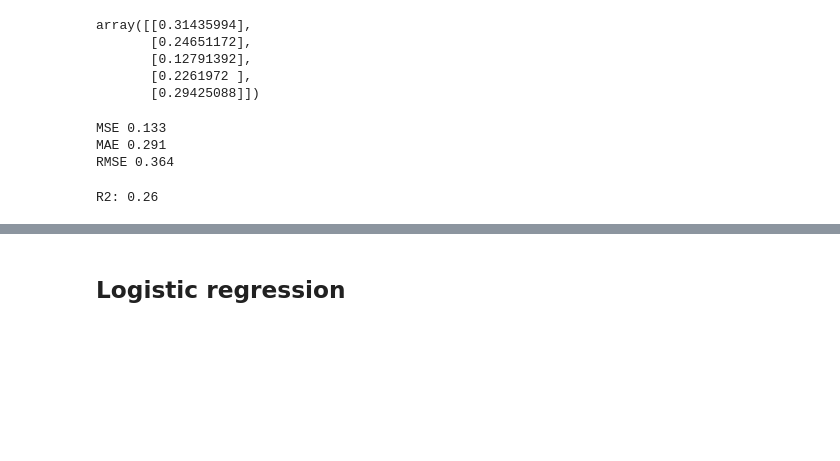
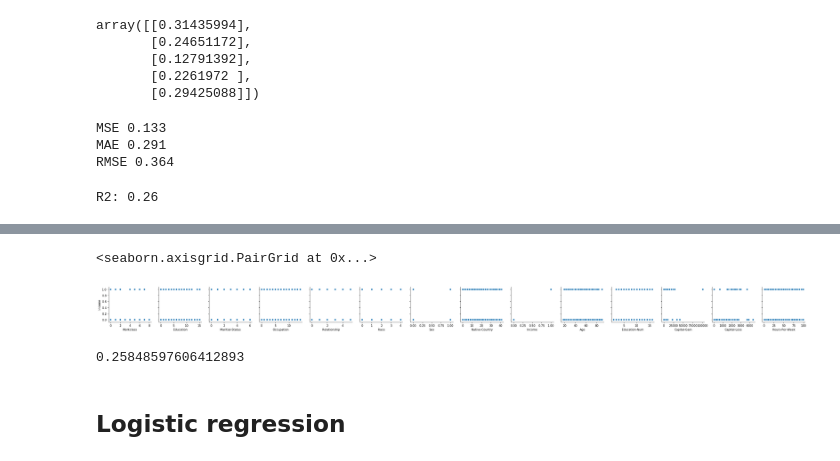
Before and after one commit to Aaronportal465/HowToGetRich, a Jupyter notebook: Project Take 1.ipynb, the cells around one changed output, grey strips where cells are left out. Saved outputs shown, nothing was run; the diff lists cells and outputs as text; code cells hidden in the pictures; blank space fills up the shorter version.

Commit message:
added score and linear relationship graphs for multiple regression

```diff
--- a/Project Take 1.ipynb
+++ b/Project Take 1.ipynb
@@ -386,3 +388,16 @@ strong multicollinearity or other numerical problems.
+# %%
+my_list = df.columns.values.tolist()
+# %%
+#showing the relationship between Income and other variables
+sns.pairplot(df, y_vars=['Income'], x_vars=my_list)
+# %% [output]
+<seaborn.axisgrid.PairGrid at 0x...>
+[figure, added]
+# %%
+score = regression_model.score(X_test, y_test)
+print(score)
+# %% [output]
+0.25848597606412893
 # %% [markdown]
 ## <b> Logistic regression </b>
 # %%
```
Also changed, not shown: parts of 7 cells of this notebook.
